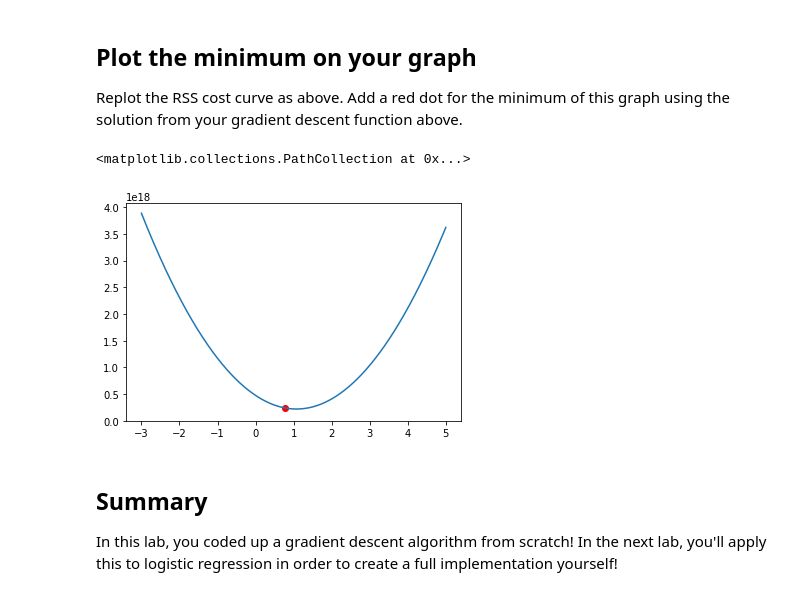
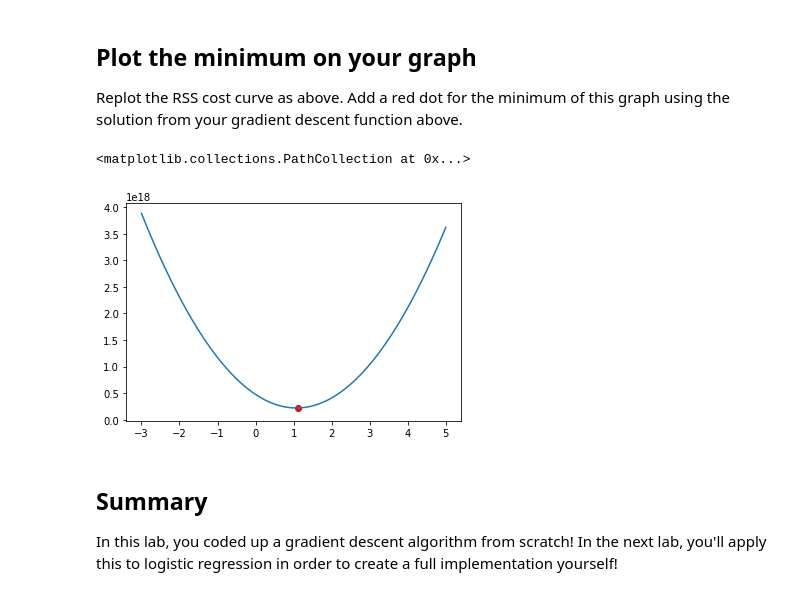
Before and after one commit to jmt0221/dsc-gradient-descent-lab-nyc-ds-082619, a Jupyter notebook: index.ipynb, the cells around one changed output. Cells and saved outputs as stored; diff of their text form; code cells hidden in the pictures.

```diff
--- a/index.ipynb
+++ b/index.ipynb
@@ -145,12 +145,12 @@ Replot the RSS cost curve as above. Add a red dot for the minimum of this graph
 # %%
 # Your code here
 x = np.linspace(-3,5,10**3)
 y = [rss(i) for i in x]
 plt.plot(x,y)
-plt.scatter(.7728,rss(.7728),color='r')
+plt.scatter(1.1124498064238697,rss(1.1124498064238697),color='r')
 # %% [output]
 <matplotlib.collections.PathCollection at 0x...>
-[figure, old version]
+[figure, new version]
 # %% [markdown]
 ## Summary
 
```
